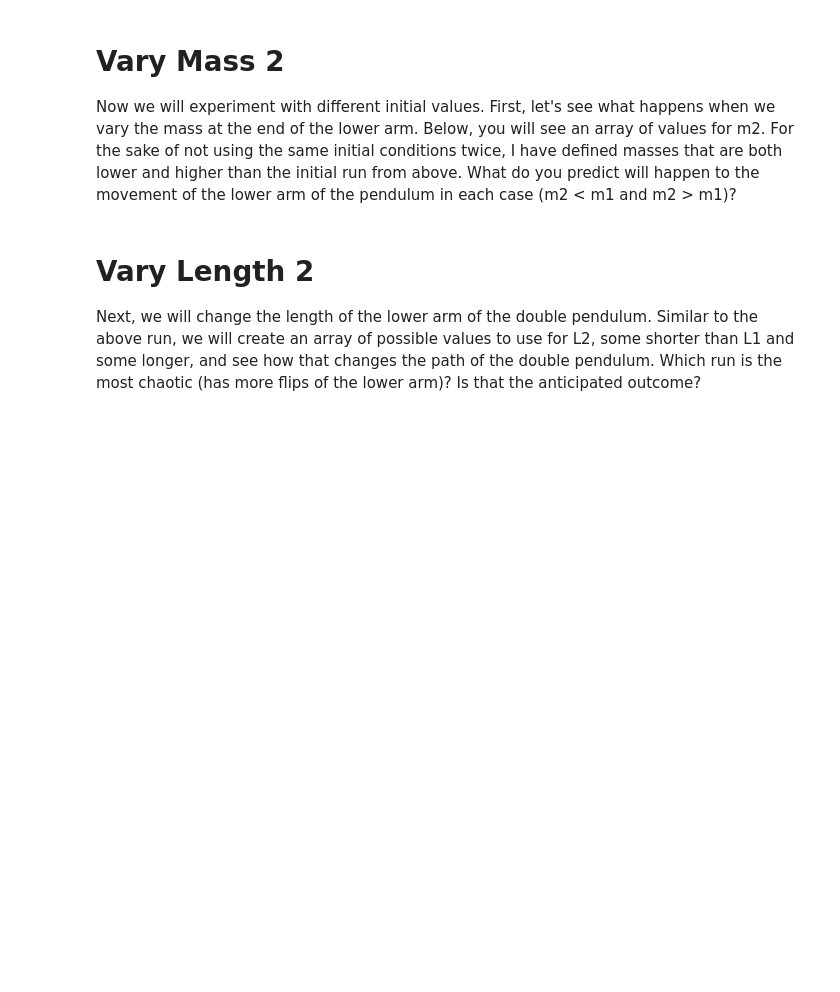
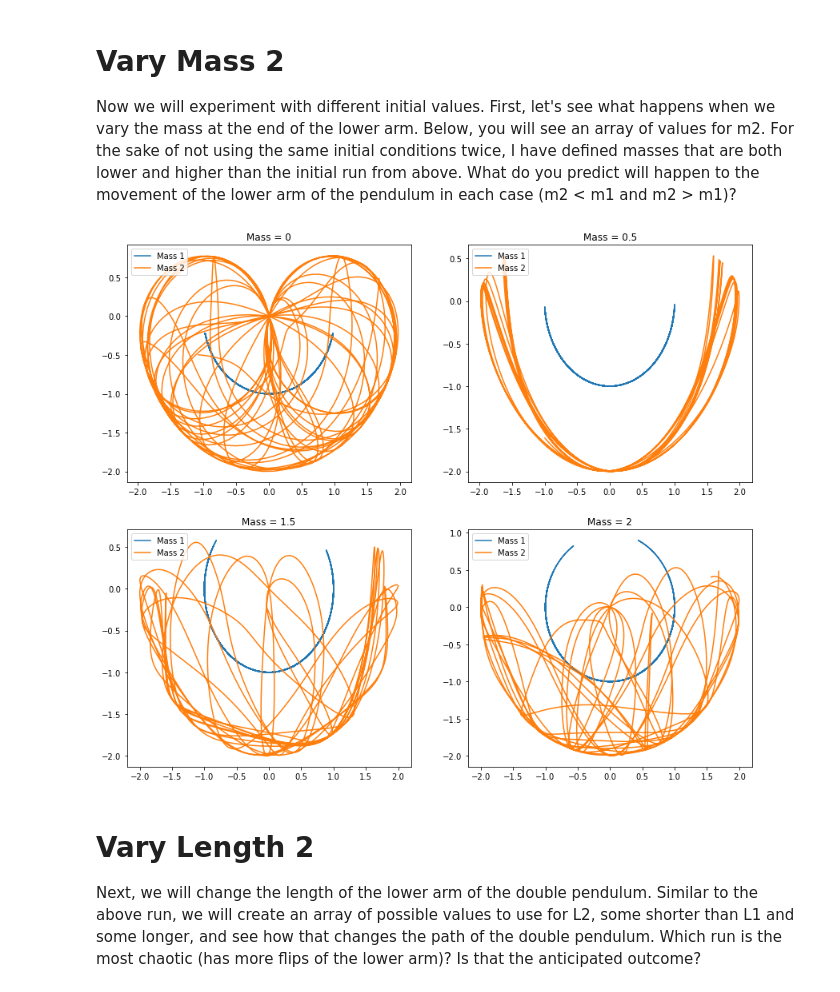
Before and after one commit to michaelavs/Sizemore_PHYS5070_Final, a Jupyter notebook: Sizemore_Final_Project.ipynb, the cells around one changed output. Drawn from its saved outputs; the diff is of its cells as text; code cells hidden in the pictures; blank space fills up the shorter version.

```diff
--- a/Sizemore_Final_Project.ipynb
+++ b/Sizemore_Final_Project.ipynb
@@ -128,0 +102,25 @@ y2 = y1 - L2 * np.cos(theta2)
+# %%
+# Pendulum rod lengths (m), bob masses (kg).
+L1, L2 = 1, 1
+m1, m2 = 1, 1
+
+# Initial conditions for y
+y0 = np.array([3*np.pi/7, 0, 3*np.pi/4, 0]) # theta_1, z1, theta_2, z2
+
+# Maximum time, time point spacings and the time grid (all in s).
+tmax, dt = 30, 0.01
+t = np.arange(0, tmax+dt, dt)
+
+# Do the numerical integration of the Double Pendulum equation
+y = odeint(dp.double_pen, y0, t, args=(L1, L2, m1, m2))
+
+# Unpack theta as a function of time
+theta1 = y[:,0]
+theta2 = y[:,2]
+
+# Convert to Cartesian coordinates of the two bob positions.
+x1 = L1 * np.sin(theta1)
+y1 = -L1 * np.cos(theta1)
+
+x2 = x1 + L2 * np.sin(theta2)
+y2 = y1 - L2 * np.cos(theta2)
@@ -146,34 +148,36 @@ Now we will experiment with different initial values. First, let's see what happ
 L1, L2 = 1, 1
 m1, m2 = 1, [0, 0.5, 1.5, 2]
 
 # Initialize figure for plotting
 plt.figure(figsize=(14,12))
 
 # Use a for loop to generate 4 subplots using a different m2 value each time
 for i in range(len(m2)):
     ax = plt.subplot(2,2,i+1)
-    y = odeint(double_pen, y0, t, args=(L1, L2, m1, m2[i]))
+    y = odeint(dp.double_pen, y0, t, args=(L1, L2, m1, m2[i]))
 
     # Unpack theta values for pendulum arms
     theta1, theta2 = y[:,0], y[:,2]
 
     # Convert to Cartesian coordinates
     x1 = L1 * np.sin(theta1)
     y1 = -L1 * np.cos(theta1)
 
     x2 = x1 + L2 * np.sin(theta2)
     y2 = y1 - L2 * np.cos(theta2)
 
 
     # Create plots and add features for comprehension
     title = "Mass = " + str(m2[i])
 
     plt.title(title)
 
     ax.plot(x1, y1, label="Mass 1")
     ax.plot(x2, y2, label="Mass 2")
 
     plt.legend(loc = "upper left")
+# %% [output]
+[figure, added]
 # %% [markdown]
 # Vary Length 2 #
 Next, we will change the length of the lower arm of the double pendulum. Similar to the above run, we will create an array of possible values to use for L2, some shorter than L1 and some longer, and see how that changes the path of the double pendulum. Which run is the most chaotic (has more flips of the lower arm)? Is that the anticipated outcome?
```
Also changed, not shown: parts of 10 cells of this notebook, 2 other files.
